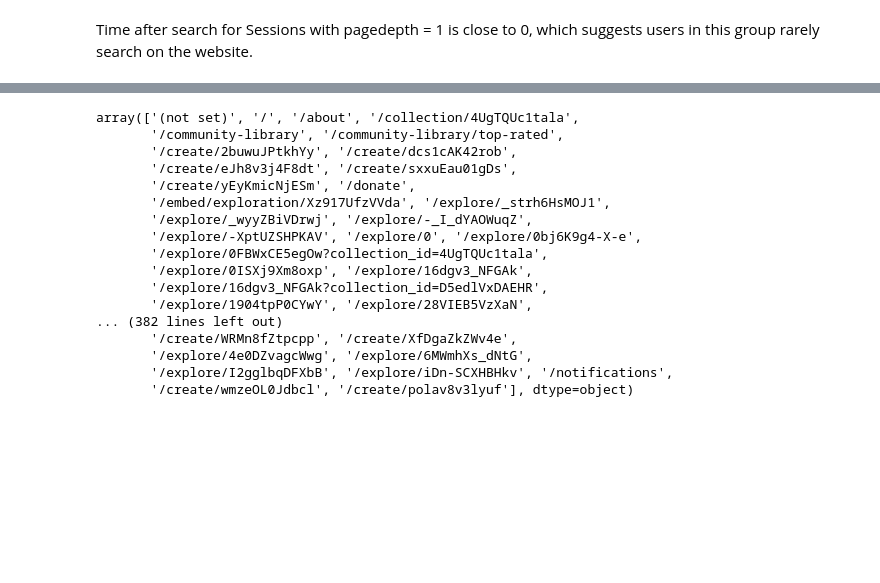
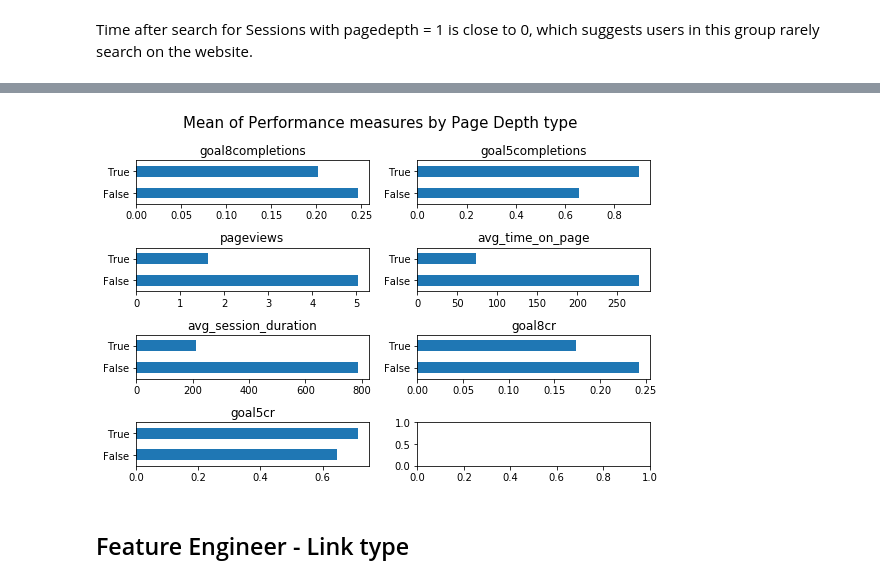
Before and after one commit to hakhuong/Predict-Lesson-Completion-Oppia-, a Jupyter notebook: Predict exploration completion.ipynb, the cells around one changed output, grey strips where cells are left out. Saved outputs shown, nothing was run; the diff lists cells and outputs as text; code cells hidden in the pictures; blank space fills up the shorter version.

```diff
--- a/Predict exploration completion.ipynb
+++ b/Predict exploration completion.ipynb
@@ -272,20 +178,16 @@ joined_data[joined_data.goal8cr != 0]
-# %%
-joined_data[joined_data.goal8cr != 0].exit_page.unique()
-# %% [output]
-array(['(not set)', '/', '/about', '/collection/4UgTQUc1tala',
-       '/community-library', '/community-library/top-rated',
-       '/create/2buwuJPtkhYy', '/create/dcs1cAK42rob',
-       '/create/eJh8v3j4F8dt', '/create/sxxuEau01gDs',
-       '/create/yEyKmicNjESm', '/donate',
-       '/embed/exploration/Xz917UfzVVda', '/explore/_strh6HsMOJ1',
-       '/explore/_wyyZBiVDrwj', '/explore/-_I_dYAOWuqZ',
-       '/explore/-XptUZSHPKAV', '/explore/0', '/explore/0bj6K9g4-X-e',
-       '/explore/0FBWxCE5egOw?collection_id=4UgTQUc1tala',
-       '/explore/0ISXj9Xm8oxp', '/explore/16dgv3_NFGAk',
-       '/explore/16dgv3_NFGAk?collection_id=D5edlVxDAEHR',
-       '/explore/1904tpP0CYwY', '/explore/28VIEB5VzXaN',
-... (382 lines left out)
-       '/create/WRMn8fZtpcpp', '/create/XfDgaZkZWv4e',
-       '/explore/4e0DZvagcWwg', '/explore/6MWmhXs_dNtG',
-       '/explore/I2gglbqDFXbB', '/explore/iDn-SCXHBHkv', '/notifications',
-       '/create/wmzeOL0Jdbcl', '/create/polav8v3lyuf'], dtype=object)
+# %%
+fig, axes = plt.subplots(4, 2, figsize=(8,5))
+
+for col, ax in zip(num_col, axes.flatten()):
+    joined_data.groupby('pagedepth_1')[col].mean().plot(kind = 'barh', ax = ax)
+    ax.set_title('{}'.format(col))
+    ax.set_ylabel('')
+
+fig.suptitle('Mean of Performance measures by Page Depth type', fontsize = 15, y = 1.05)
+
+plt.tight_layout() # avoid chart overlap
+plt.show()
+# %% [output]
+[figure, added]
+# %% [markdown]
+## Feature Engineer - Link type
```
Also changed, not shown: parts of 69 cells of this notebook, 1 other file.
